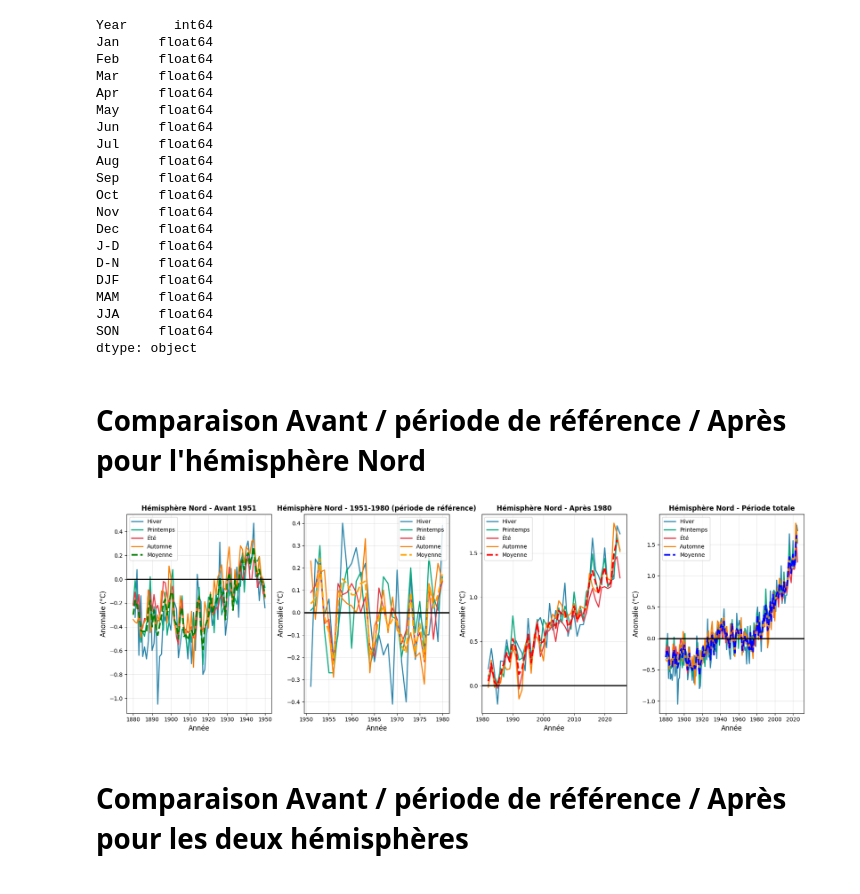
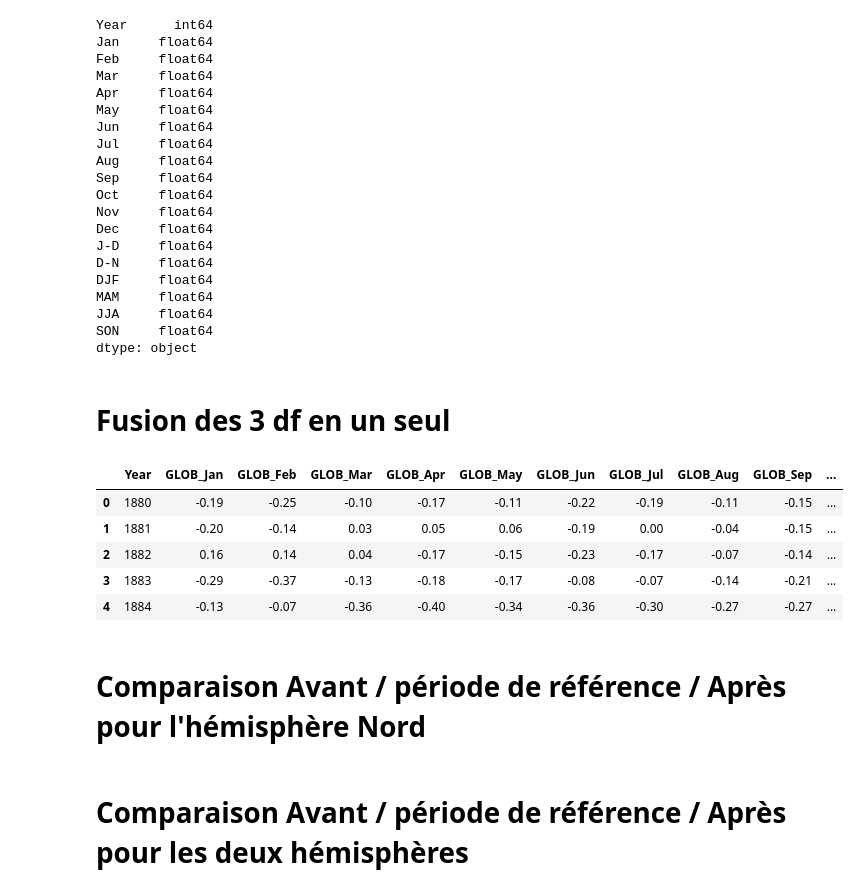
Before and after one commit to VinchC/projet, a Jupyter notebook: northern.ipynb, the cells around one changed output. Saved outputs shown, nothing was run; the diff lists cells and outputs as text; code cells hidden in the pictures.

Commit message:
Rename columns with prefix to prepare merge of 3 df

```diff
--- a/northern.ipynb
+++ b/northern.ipynb
@@ -140,6 +140,25 @@ MAM     float64
 JJA     float64
 SON     float64
 dtype: object
+# %% [markdown]
+# Fusion des 3 df en un seul
+# %%
+# Ajout d'un préfixe pour différencier les colonnes de chaque df, sauf pour la colonne Year qui va servir au merge
+df_global = df_global.set_index('Year').add_prefix('GLOB_').reset_index()
+df_northern = df_northern.set_index('Year').add_prefix('NH_').reset_index()
+df_southern = df_southern.set_index('Year').add_prefix('SH_').reset_index()
+# %%
+# Vérification de la prise en compte du renommage de chaque colonne
+df_northern.head()
+df_southern.head()
+df_global.head()
+# %% [output]
+|  | Year | GLOB_Jan | GLOB_Feb | GLOB_Mar | GLOB_Apr | GLOB_May | GLOB_Jun | GLOB_Jul | GLOB_Aug | GLOB_Sep | ... |
+| 0 | 1880 | -0.19 | -0.25 | -0.10 | -0.17 | -0.11 | -0.22 | -0.19 | -0.11 | -0.15 | ... |
+| 1 | 1881 | -0.20 | -0.14 | 0.03 | 0.05 | 0.06 | -0.19 | 0.00 | -0.04 | -0.15 | ... |
+| 2 | 1882 | 0.16 | 0.14 | 0.04 | -0.17 | -0.15 | -0.23 | -0.17 | -0.07 | -0.14 | ... |
+| 3 | 1883 | -0.29 | -0.37 | -0.13 | -0.18 | -0.17 | -0.08 | -0.07 | -0.14 | -0.21 | ... |
+| 4 | 1884 | -0.13 | -0.07 | -0.36 | -0.40 | -0.34 | -0.36 | -0.30 | -0.27 | -0.27 | ... |
 # %% [markdown]
 # Comparaison Avant / période de référence / Après pour l'hémisphère Nord
 # %%
@@ -155,10 +174,10 @@ fig, axes = plt.subplots(1, 4, figsize=(18, 6))
 ax1 = axes[0]
 
 # 4 saisons + moyenne
-ax1.plot(df_avant_northern['Year'], df_avant_northern['DJF'], label='Hiver', linewidth=2, color='#2E86AB')
-ax1.plot(df_avant_northern['Year'], df_avant_northern['MAM'], label='Printemps', linewidth=2, color='#06A77D')
-ax1.plot(df_avant_northern['Year'], df_avant_northern['JJA'], label='Été', linewidth=2, color='#E63946')
-ax1.plot(df_avant_northern['Year'], df_avant_northern['SON'], label='Automne', linewidth=2, color='#F77F00')
+# ax1.plot(df_avant_northern['Year'], df_avant_northern['DJF'], label='Hiver', linewidth=2, color='#2E86AB')
+# ax1.plot(df_avant_northern['Year'], df_avant_northern['MAM'], label='Printemps', linewidth=2, color='#06A77D')
+# ax1.plot(df_avant_northern['Year'], df_avant_northern['JJA'], label='Été', linewidth=2, color='#E63946')
+# ax1.plot(df_avant_northern['Year'], df_avant_northern['SON'], label='Automne', linewidth=2, color='#F77F00')
 ax1.plot(df_avant_northern['Year'], df_avant_northern['J-D'], label='Moyenne', linewidth=3, color='green', linestyle='--')
 
 # ligne à 0 pour référence
@@ -175,10 +194,10 @@ ax1.grid(True, alpha=0.3)
 ax2 = axes[1]
 
 # 4 saisons + moyenne
-ax2.plot(df_pendant_northern['Year'], df_pendant_northern['DJF'], label='Hiver', linewidth=2, color='#2E86AB')
-ax2.plot(df_pendant_northern['Year'], df_pendant_northern['MAM'], label='Printemps', linewidth=2, color='#06A77D')
-ax2.plot(df_pendant_northern['Year'], df_pendant_northern['JJA'], label='Été', linewidth=2, color='#E63946')
-ax2.plot(df_pendant_northern['Year'], df_pendant_northern['SON'], label='Automne', linewidth=2, color='#F77F00')
+# ax2.plot(df_pendant_northern['Year'], df_pendant_northern['DJF'], label='Hiver', linewidth=2, color='#2E86AB')
+# ax2.plot(df_pendant_northern['Year'], df_pendant_northern['MAM'], label='Printemps', linewidth=2, color='#06A77D')
+# ax2.plot(df_pendant_northern['Year'], df_pendant_northern['JJA'], label='Été', linewidth=2, color='#E63946')
+# ax2.plot(df_pendant_northern['Year'], df_pendant_northern['SON'], label='Automne', linewidth=2, color='#F77F00')
 ax2.plot(df_pendant_northern['Year'], df_pendant_northern['J-D'], label='Moyenne', linewidth=3, color='orange', linestyle='--')
 
 #ligne à 0 pour référence
@@ -196,10 +215,10 @@ ax2.grid(True, alpha=0.3)
 ax3 = axes[2]
 
 # 4 saisons + moyenne
-ax3.plot(df_apres_northern['Year'], df_apres_northern['DJF'], label='Hiver', linewidth=2, color='#2E86AB')
-ax3.plot(df_apres_northern['Year'], df_apres_northern['MAM'], label='Printemps', linewidth=2, color='#06A77D')
-ax3.plot(df_apres_northern['Year'], df_apres_northern['JJA'], label='Été', linewidth=2, color='#E63946')
-ax3.plot(df_apres_northern['Year'], df_apres_northern['SON'], label='Automne', linewidth=2, color='#F77F00')
+# ax3.plot(df_apres_northern['Year'], df_apres_northern['DJF'], label='Hiver', linewidth=2, color='#2E86AB')
+# ax3.plot(df_apres_northern['Year'], df_apres_northern['MAM'], label='Printemps', linewidth=2, color='#06A77D')
+# ax3.plot(df_apres_northern['Year'], df_apres_northern['JJA'], label='Été', linewidth=2, color='#E63946')
+# ax3.plot(df_apres_northern['Year'], df_apres_northern['SON'], label='Automne', linewidth=2, color='#F77F00')
 ax3.plot(df_apres_northern['Year'], df_apres_northern['J-D'], label='Moyenne', linewidth=3, color='red', linestyle='--')
 
 #ligne à 0 pour référence
@@ -216,10 +235,10 @@ ax3.grid(True, alpha=0.3)
 ax4 = axes[3]
 
 # 4 saisons + moyenne
-ax4.plot(df_northern['Year'], df_northern['DJF'], label='Hiver', linewidth=2, color='#2E86AB')
-ax4.plot(df_northern['Year'], df_northern['MAM'], label='Printemps', linewidth=2, color='#06A77D')
-ax4.plot(df_northern['Year'], df_northern['JJA'], label='Été', linewidth=2, color='#E63946')
-ax4.plot(df_northern['Year'], df_northern['SON'], label='Automne', linewidth=2, color='#F77F00')
+# ax4.plot(df_northern['Year'], df_northern['DJF'], label='Hiver', linewidth=2, color='#2E86AB')
+# ax4.plot(df_northern['Year'], df_northern['MAM'], label='Printemps', linewidth=2, color='#06A77D')
+# ax4.plot(df_northern['Year'], df_northern['JJA'], label='Été', linewidth=2, color='#E63946')
+# ax4.plot(df_northern['Year'], df_northern['SON'], label='Automne', linewidth=2, color='#F77F00')
 ax4.plot(df_northern['Year'], df_northern['J-D'], label='Moyenne', linewidth=3, color='blue', linestyle='--')
 
 #ligne à 0 pour référence
@@ -236,8 +255,6 @@ ax4.grid(True, alpha=0.3)
 plt.tight_layout()
 plt.savefig('./images/comparaison_avant_apres_periode_reference.png', dpi=300, bbox_inches='tight')
 plt.show()
-# %% [output]
-[figure, removed]
 # %% [markdown]
 # Comparaison Avant / période de référence / Après pour les deux hémisphères
 # %%
```
Also changed, not shown: parts of 12 cells of this notebook, 1 other file.
